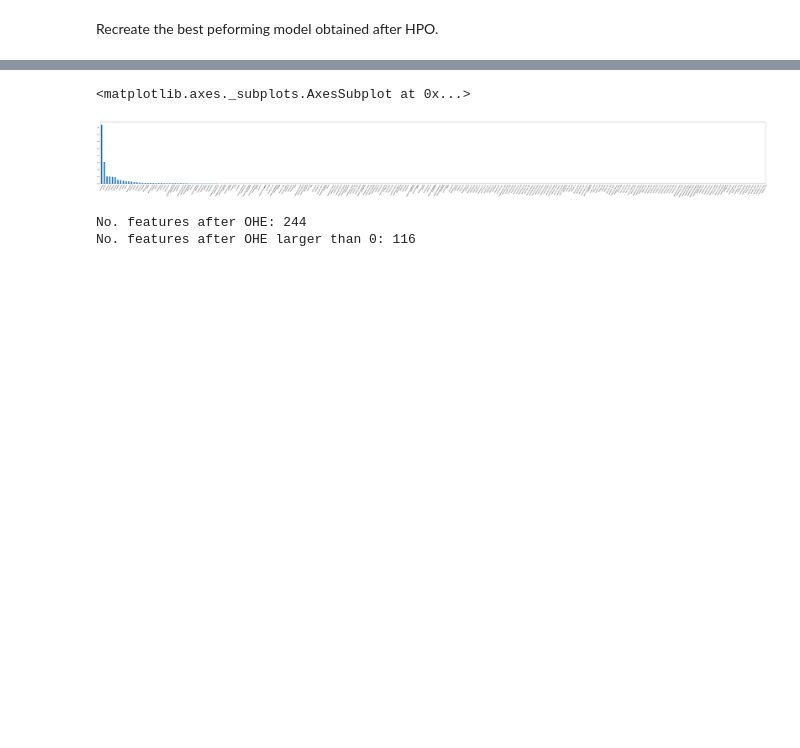
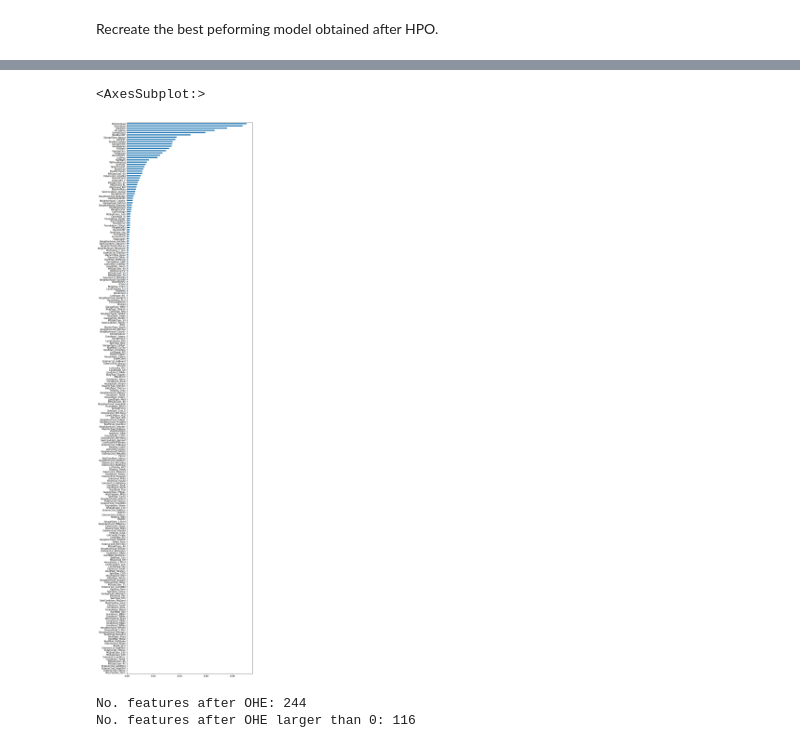
Before and after one commit to MarcusAlexanderC/Kaggle_Houses, a Jupyter notebook: 6_houses.ipynb, the cells around one changed output, grey strips where cells are left out. Saved outputs shown, nothing was run; the diff lists cells and outputs as text; code cells hidden in the pictures; blank space fills up the shorter version.

Commit message:
Change subplot layout in 4_houses (completely finished) and modify feat imp plot in 6_houses

```diff
--- a/6_houses.ipynb
+++ b/6_houses.ipynb
@@ -175,12 +166,13 @@ Best CV score: 0.1228
 # %%
 ohe = my_s.best_estimator_.regressor_.named_steps.preprocessor.named_transformers_.category_encoder_cat_cols
 model = my_s.best_estimator_.regressor_.named_steps.model
-feat_imps = pd.Series(model.feature_importances_, index = list(X[num_cols + ord_cols].columns) + list(ohe.get_feature_names(cat_cols)))
-plt.figure(figsize = (105, 10))
-feat_imps.sort_values(ascending = False).plot(kind='bar', rot = 60)
+feat_imps = pd.Series(model.feature_importances_, index = list(X[num_cols + ord_cols].columns) + \
+                      list(ohe.get_feature_names(cat_cols)))
+plt.figure(figsize = (10, 45))
+feat_imps.sort_values(ascending = True).plot(kind='barh', rot = 0)
 # %% [output]
-<matplotlib.axes._subplots.AxesSubplot at 0x...>
+<AxesSubplot:>
-[figure, old version]
+[figure, new version]
 # %%
 print('No. features after OHE:', len(model.feature_importances_))
 print('No. features after OHE larger than 0:', len(model.feature_importances_[model.feature_importances_ > 0]))
```
Also changed, not shown: parts of 3 cells of this notebook.
